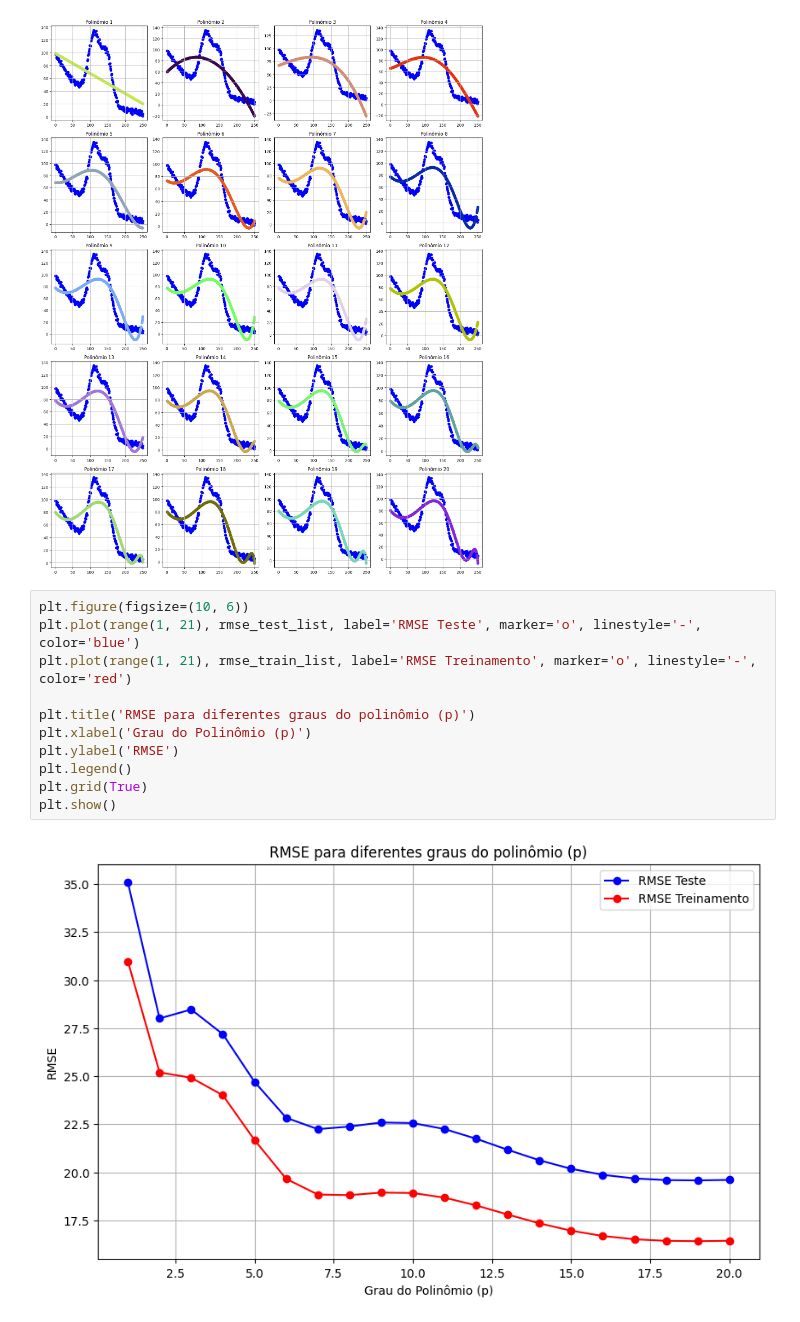
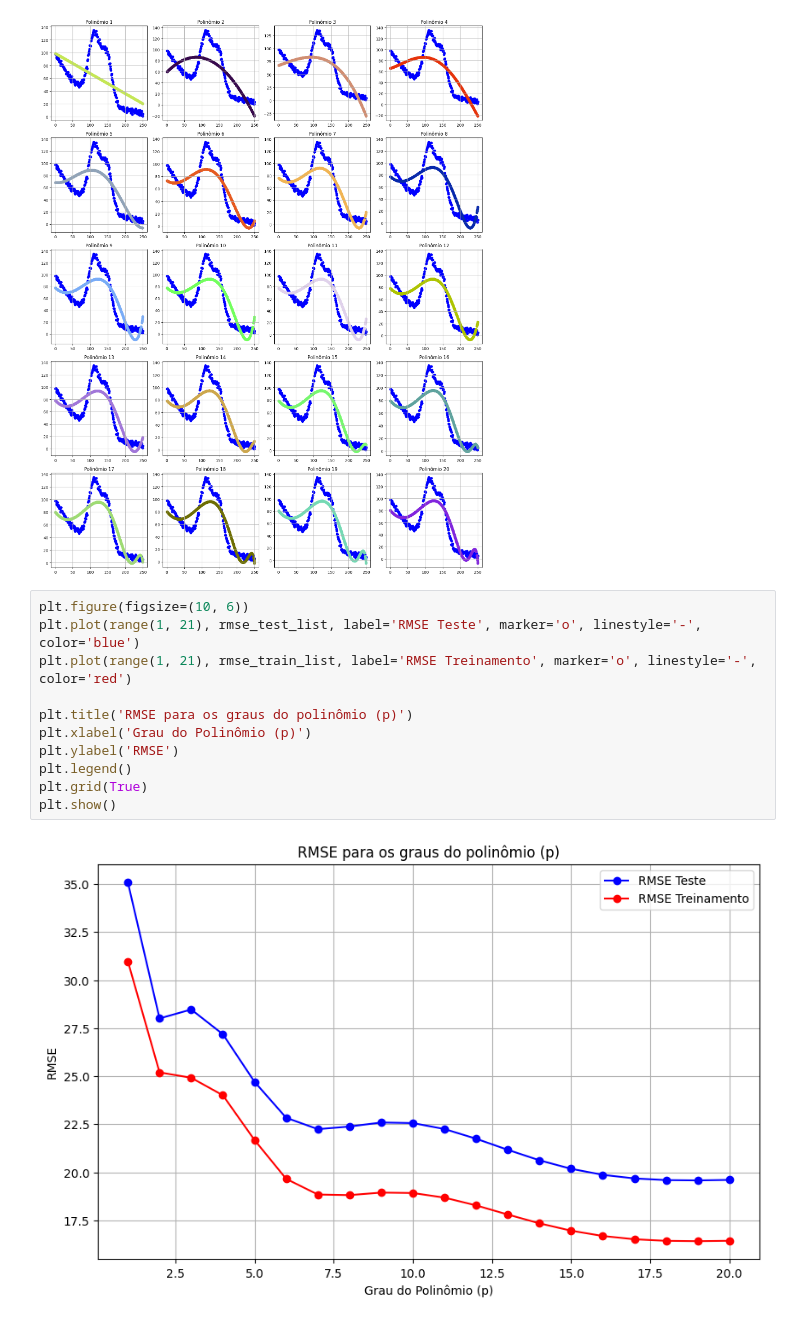
Before and after one commit to JorgeVitor30/pattern-recognition-RP, a Jupyter notebook: notebooks/polinomial_q2.ipynb, the cells around one changed output. Cells and saved outputs as stored; diff of their text form.

```diff
--- a/notebooks/polinomial_q2.ipynb
+++ b/notebooks/polinomial_q2.ipynb
@@ -78,13 +78,13 @@ plt.show()
 # %%
 plt.figure(figsize=(10, 6))
 plt.plot(range(1, 21), rmse_test_list, label='RMSE Teste', marker='o', linestyle='-', color='blue')
 plt.plot(range(1, 21), rmse_train_list, label='RMSE Treinamento', marker='o', linestyle='-', color='red')
 
-plt.title('RMSE para diferentes graus do polinômio (p)')
+plt.title('RMSE para os graus do polinômio (p)')
 plt.xlabel('Grau do Polinômio (p)')
 plt.ylabel('RMSE')
 plt.legend()
 plt.grid(True)
 plt.show()
 # %% [output]
-[figure, old version]
+[figure, new version]
```
